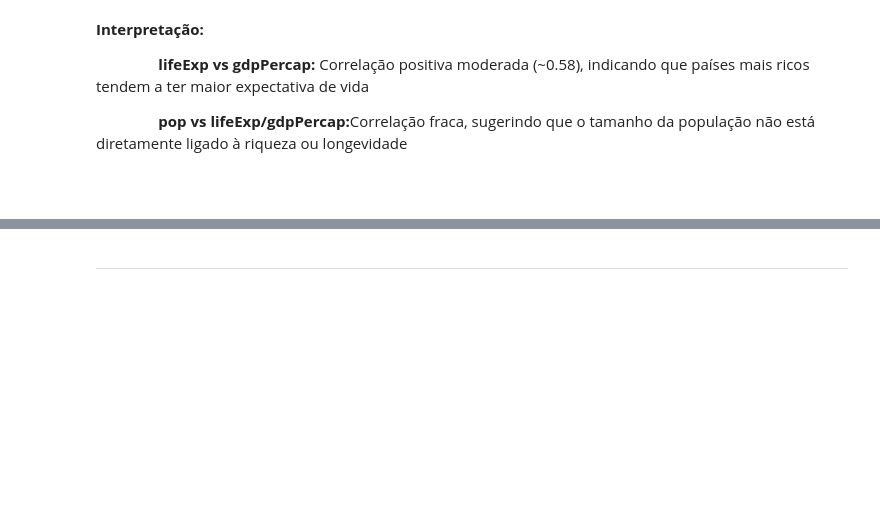
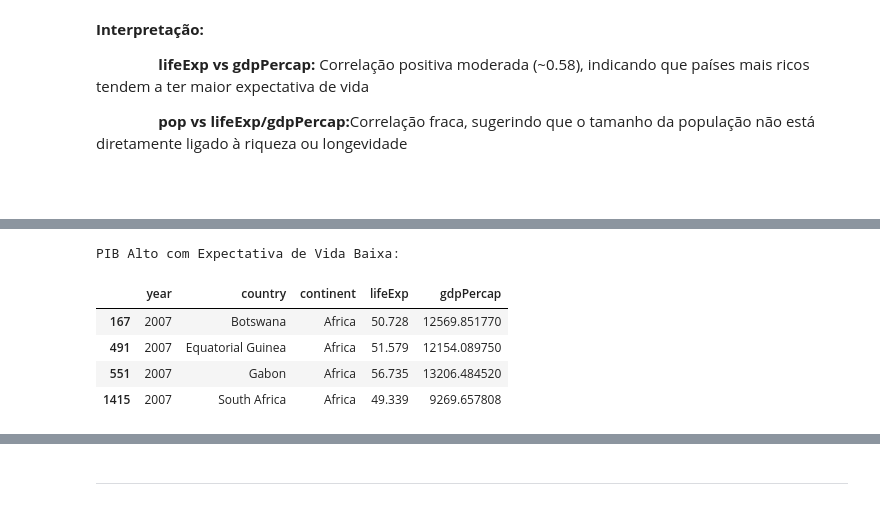
Before and after one commit to tuerepinto/analise-desenvolvimento-humano-economico-global, a Jupyter notebook: notebooks/Análise do Desenvolvimento Humano e Econômico Global com Base no Dataset Gapminder.ipynb, the cells around one changed output, grey strips where cells are left out. Drawn from its saved outputs; the diff is of its cells as text; code cells hidden in the pictures; blank space fills up the shorter version.

```diff
--- a/notebooks/Análise do Desenvolvimento Humano e Econômico Global com Base no Dataset Gapminder.ipynb
+++ b/notebooks/Análise do Desenvolvimento Humano e Econômico Global com Base no Dataset Gapminder.ipynb
@@ -683,0 +761,16 @@ pop        0.064955  -0.025600  1.000000
+# %%
+anomalia_pib_alto_vida_baixa = df[
+    (df['gdpPercap'] > media_pib) &
+    (df['lifeExp'] < media_vida) &
+    (df['year'] == 2007)
+][['year', 'country', 'continent', 'lifeExp', 'gdpPercap']]
+
+print("PIB Alto com Expectativa de Vida Baixa:")
+display(anomalia_pib_alto_vida_baixa)
+# %% [output]
+PIB Alto com Expectativa de Vida Baixa:
+|  | year | country | continent | lifeExp | gdpPercap |
+| 167 | 2007 | Botswana | Africa | 50.728 | 12569.851770 |
+| 491 | 2007 | Equatorial Guinea | Africa | 51.579 | 12154.089750 |
+| 551 | 2007 | Gabon | Africa | 56.735 | 13206.484520 |
+| 1415 | 2007 | South Africa | Africa | 49.339 | 9269.657808 |
```
Also changed, not shown: parts of 16 cells of this notebook.
